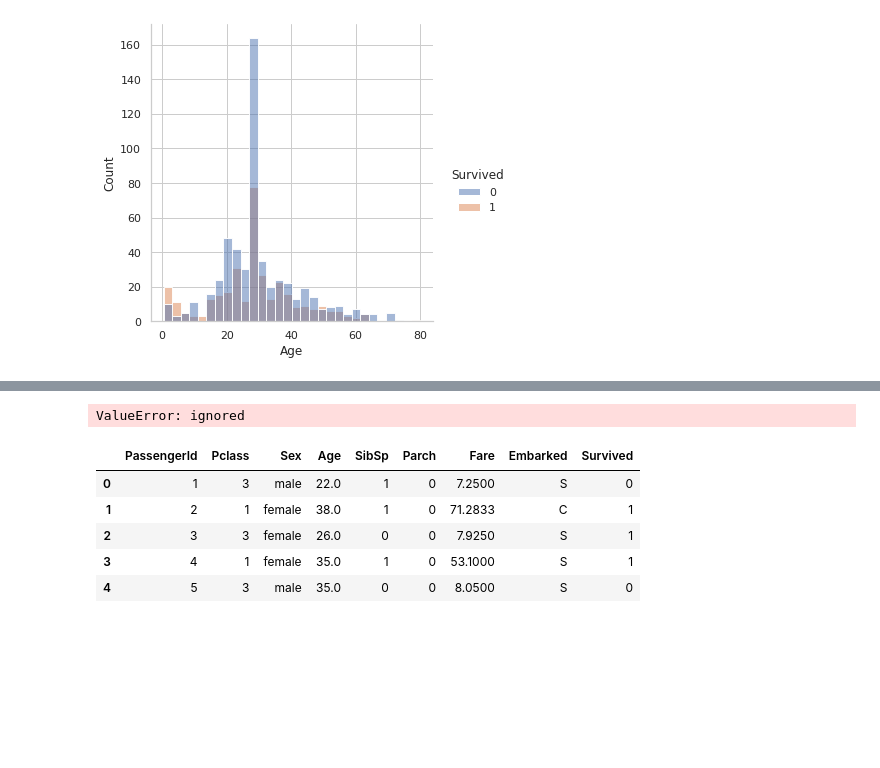
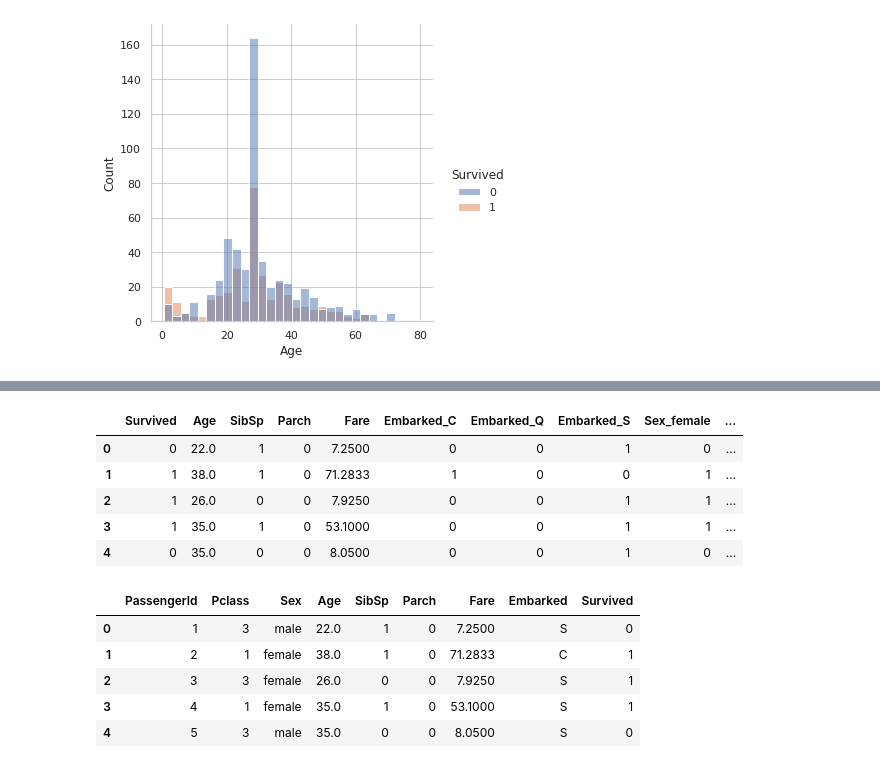
Before and after one commit to abhivadali13/titanic-ML, a Jupyter notebook: titanic_script.ipynb, the cells around one changed output, grey strips where cells are left out. Saved outputs shown, nothing was run; the diff lists cells and outputs as text; code cells hidden in the pictures; blank space fills up the shorter version.

Commit message:
one hot encoding completed

```diff
--- a/titanic_script.ipynb
+++ b/titanic_script.ipynb
@@ -521,13 +521,21 @@ df_bin_encoded.head()
 5 rows × 116 columns
-# %%
-#One-hot encoding the categorical columns
-one_hot_cols2 = df_cont.drop(columns = ['Fare'])
-one_hot_cols2['Pclass'] = OneHotEncoder().fit_transform(one_hot_cols2['Pclass'])
-one_hot_cols2.head()
-
-
-# one_hot_cols2 = OneHotEncoder().fit_transform(one_hot_cols2)
-# df_cont_encoded = one_hot_cols2
-# df_cont_encoded.head()
-# %% [output]
-ValueError: ignored
+# %%
+#one-hot encoding the categorical columns in the continuous dataframe
+#we will be using pandas get_dummies function rather than OneHotEncoder because there are relatively few features to encode
+embarked_one_hot = pd.get_dummies(df_cont['Embarked'], prefix = 'Embarked')
+sex_one_hot = pd.get_dummies(df_cont['Sex'], prefix = 'Sex')
+pclass_one_hot = pd.get_dummies(df_cont['Pclass'], prefix = 'Pclass')
+
+df_cont_encoded = pd.concat([df_cont, embarked_one_hot, sex_one_hot, pclass_one_hot], axis = 1)
+
+df_cont_encoded = df_cont_encoded.drop(['Pclass', 'Sex', 'Embarked'], axis = 1)
+# %%
+#viewing the final continuous dataframe with one hot encoding
+df_cont_encoded.head()
+# %% [output]
+|  | Survived | Age | SibSp | Parch | Fare | Embarked_C | Embarked_Q | Embarked_S | Sex_female | ... |
+| 0 | 0 | 22.0 | 1 | 0 | 7.2500 | 0 | 0 | 1 | 0 | ... |
+| 1 | 1 | 38.0 | 1 | 0 | 71.2833 | 1 | 0 | 0 | 1 | ... |
+| 2 | 1 | 26.0 | 0 | 0 | 7.9250 | 0 | 0 | 1 | 1 | ... |
+| 3 | 1 | 35.0 | 1 | 0 | 53.1000 | 0 | 0 | 1 | 1 | ... |
+| 4 | 0 | 35.0 | 0 | 0 | 8.0500 | 0 | 0 | 1 | 0 | ... |
```
Also changed, not shown: parts of 12 cells of this notebook.
